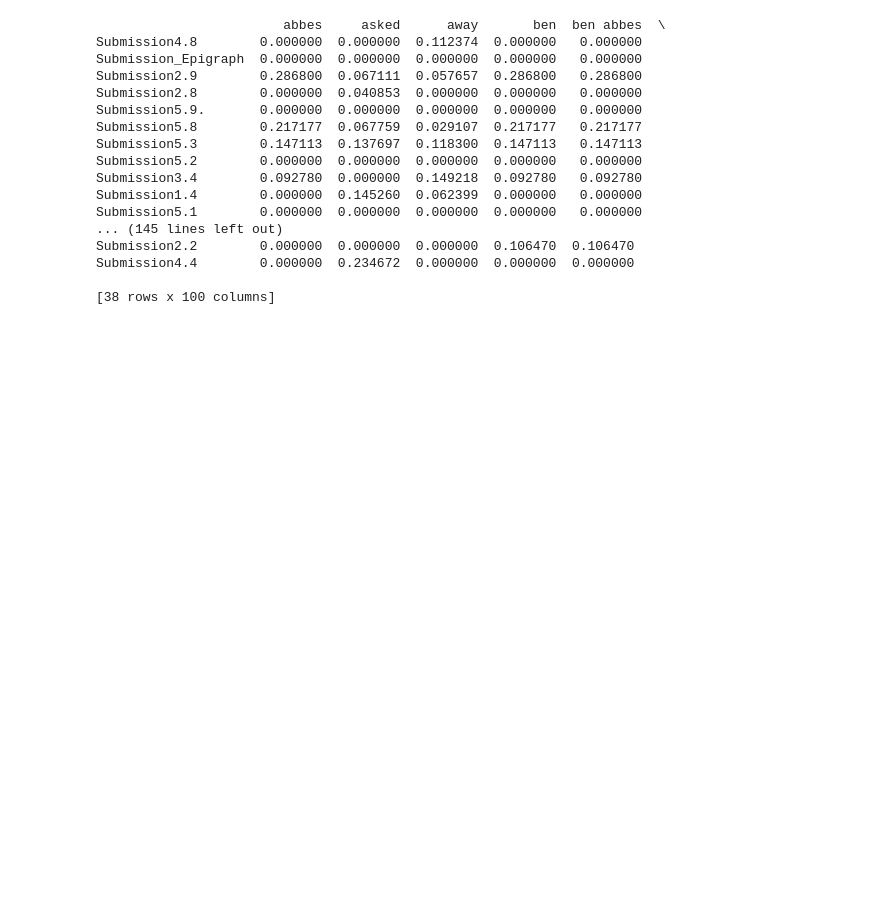
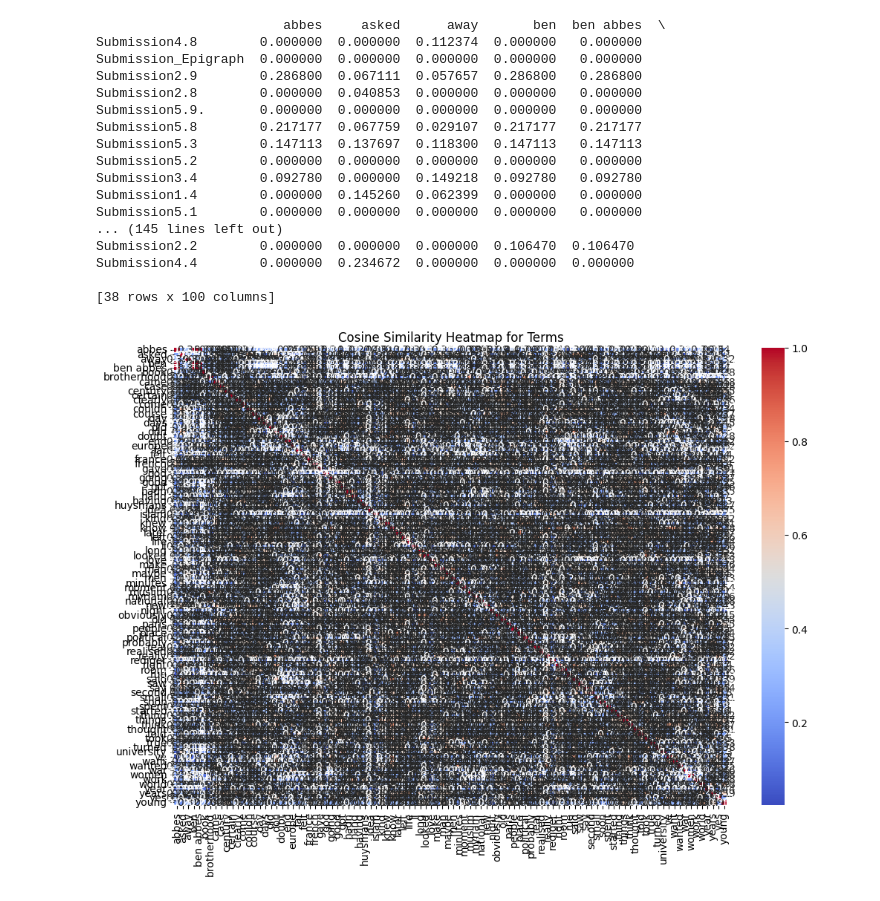
Before and after one commit to zzou21/ECBCData2024, a Jupyter notebook: TeamCodePractice/TextProcessing/CosineSimilarity.ipynb, the cells around one changed output. Cells and saved outputs as stored; diff of their text form; code cells hidden in the pictures; blank space fills up the shorter version.

Commit message:
added heatmap and matplotlib for cosine similarity

```diff
--- a/TeamCodePractice/TextProcessing/CosineSimilarity.ipynb
+++ b/TeamCodePractice/TextProcessing/CosineSimilarity.ipynb
@@ -117,3 +120,10 @@ Submission2.2        0.000000  0.000000  0.000000  0.106470  0.106470
 Submission4.4        0.000000  0.234672  0.000000  0.000000  0.000000
 
 [38 rows x 100 columns]
+# %%
+plt.figure(figsize=(12, 8))
+sns.heatmap(dataFrameCos, annot=True, cmap="coolwarm", xticklabels=True, yticklabels=True)
+plt.title("Cosine Similarity Heatmap for Terms")
+plt.show()
+# %% [output]
+[figure, added]
```
Also changed, not shown: parts of 1 cell of this notebook.
